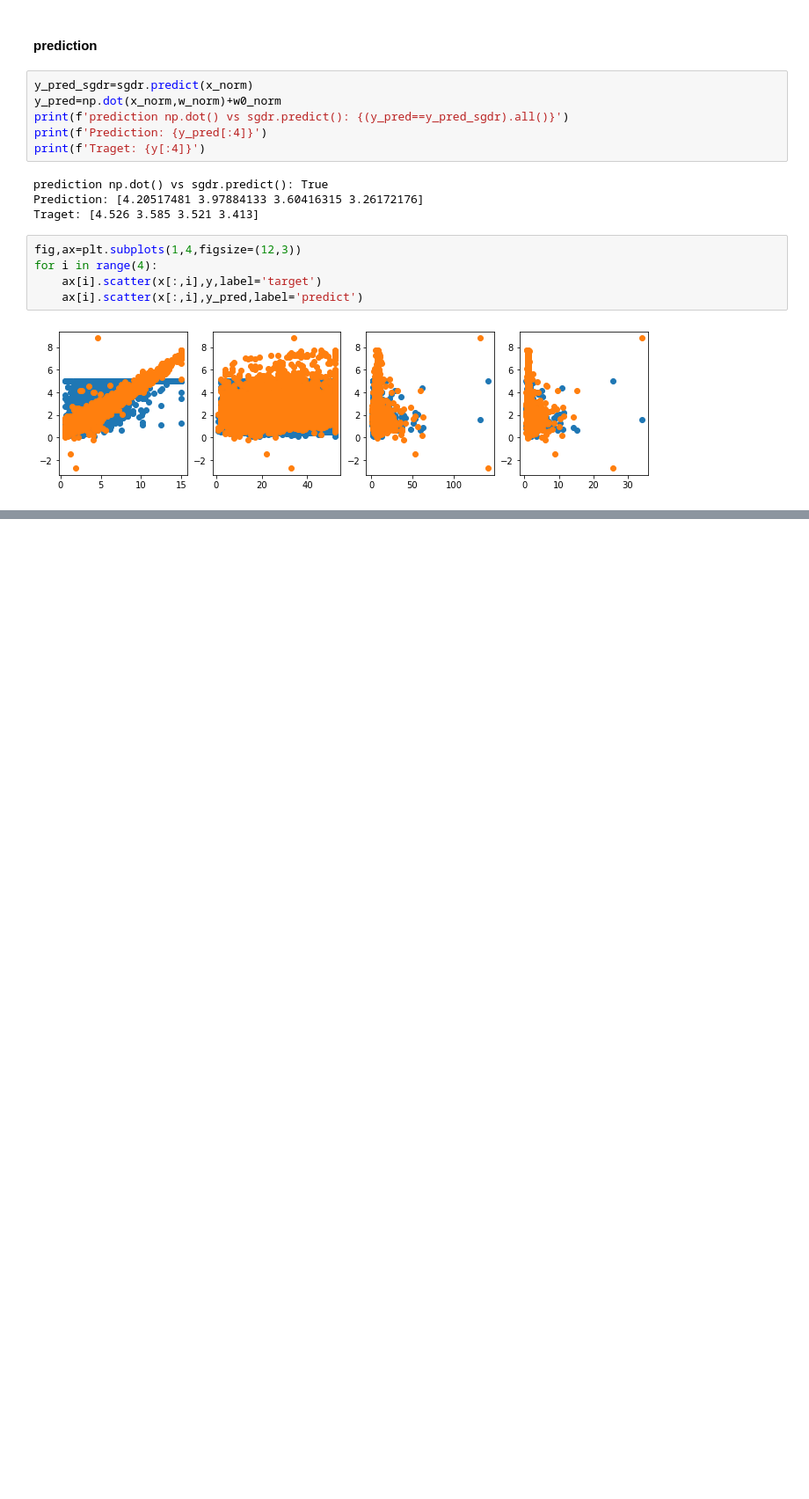
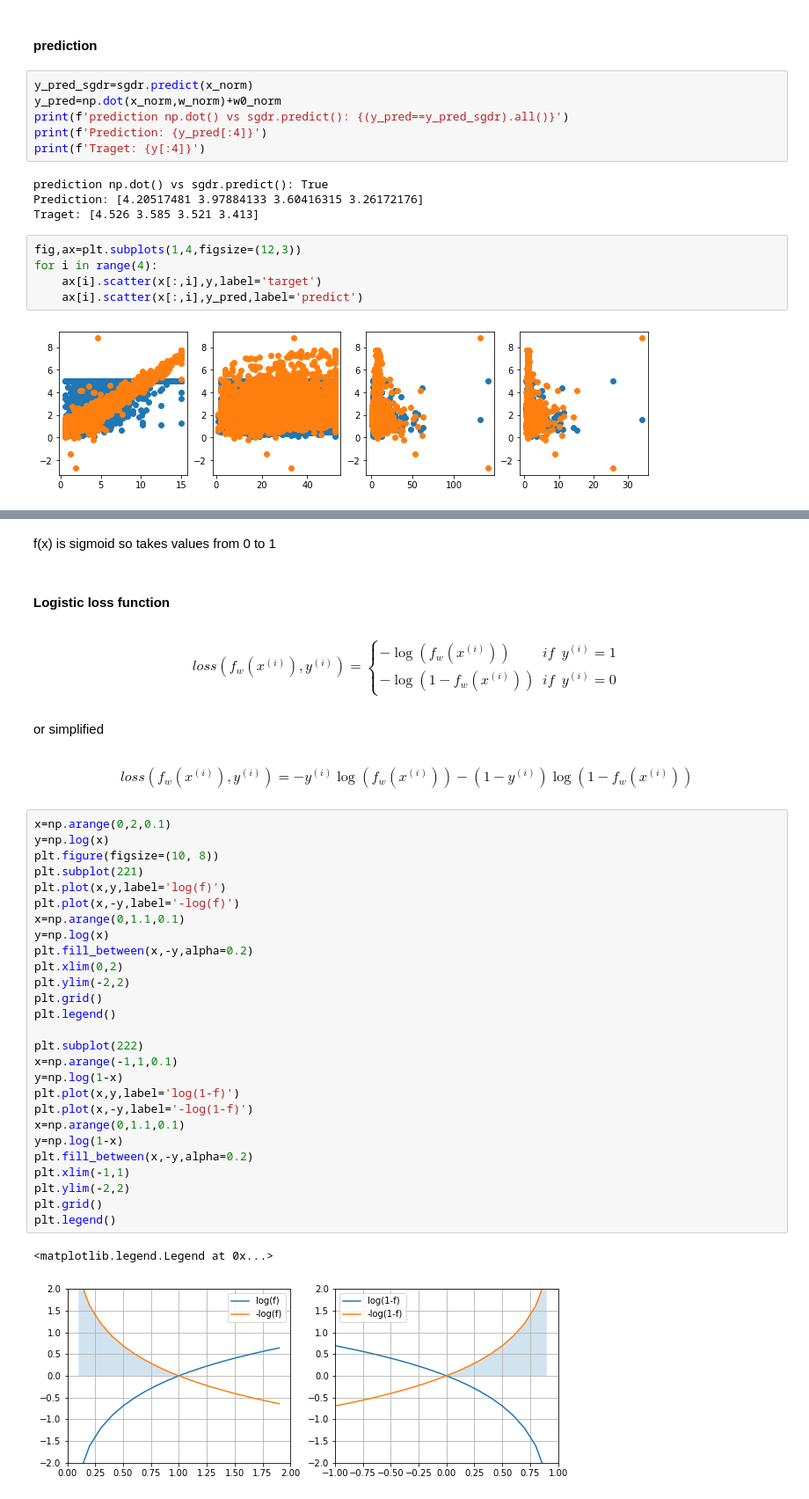
Before and after one commit to kazmierczakP/Machine-Learning, a Jupyter notebook: Supervised Machine Learning.ipynb, the cells around one changed output, grey strips where cells are left out. Shown at 88% size. Saved outputs shown, nothing was run; the diff lists cells and outputs as text; blank space fills up the shorter version.

Commit message:
logistic regression

```diff
--- a/Supervised Machine Learning.ipynb
+++ b/Supervised Machine Learning.ipynb
@@ -793,0 +979,46 @@ for i in range(4):
+# %% [markdown]
+f(x) is sigmoid so takes values from 0 to 1
+# %% [markdown]
+#### Logistic loss function
+# %% [markdown]
+
+\begin{equation}
+loss(f_w(x^{(i)}),y^{(i)}) = \begin{cases}
+    - \log(f_w(x^{(i)}))   & if& y^{(i)}=1\\
+    - \log(1-f_w(x^{(i)}))  &  if& y^{(i)}=0
+    \end{cases}
+\end{equation}
+# %% [markdown]
+or simplified
+# %% [markdown]
+$$ loss(f_w(x^{(i)}),y^{(i)}) = - y^{(i)}\log(f_w(x^{(i)})) - (1-y^{(i)})\log(1-f_w(x^{(i)})) $$
+# %%
+x=np.arange(0,2,0.1)
+y=np.log(x)
+plt.figure(figsize=(10, 8))
+plt.subplot(221)
+plt.plot(x,y,label='log(f)')
+plt.plot(x,-y,label='-log(f)')
+x=np.arange(0,1.1,0.1)
+y=np.log(x)
+plt.fill_between(x,-y,alpha=0.2)
+plt.xlim(0,2)
+plt.ylim(-2,2)
+plt.grid()
+plt.legend()
+
+plt.subplot(222)
+x=np.arange(-1,1,0.1)
+y=np.log(1-x)
+plt.plot(x,y,label='log(1-f)')
+plt.plot(x,-y,label='-log(1-f)')
+x=np.arange(0,1.1,0.1)
+y=np.log(1-x)
+plt.fill_between(x,-y,alpha=0.2)
+plt.xlim(-1,1)
+plt.ylim(-2,2)
+plt.grid()
+plt.legend()
+# %% [output]
+<matplotlib.legend.Legend at 0x...>
+[figure, added]
```
Also changed, not shown: parts of 75 cells of this notebook.
